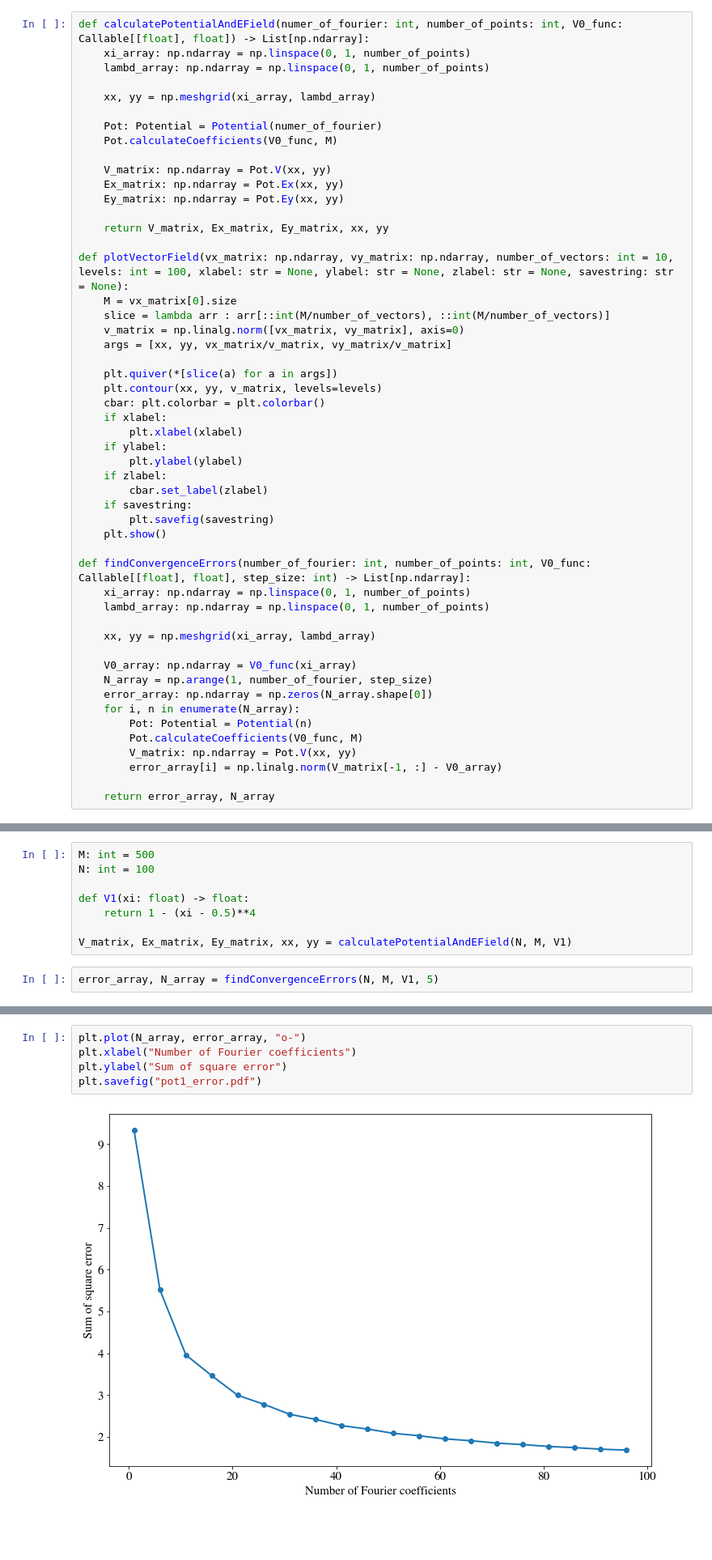
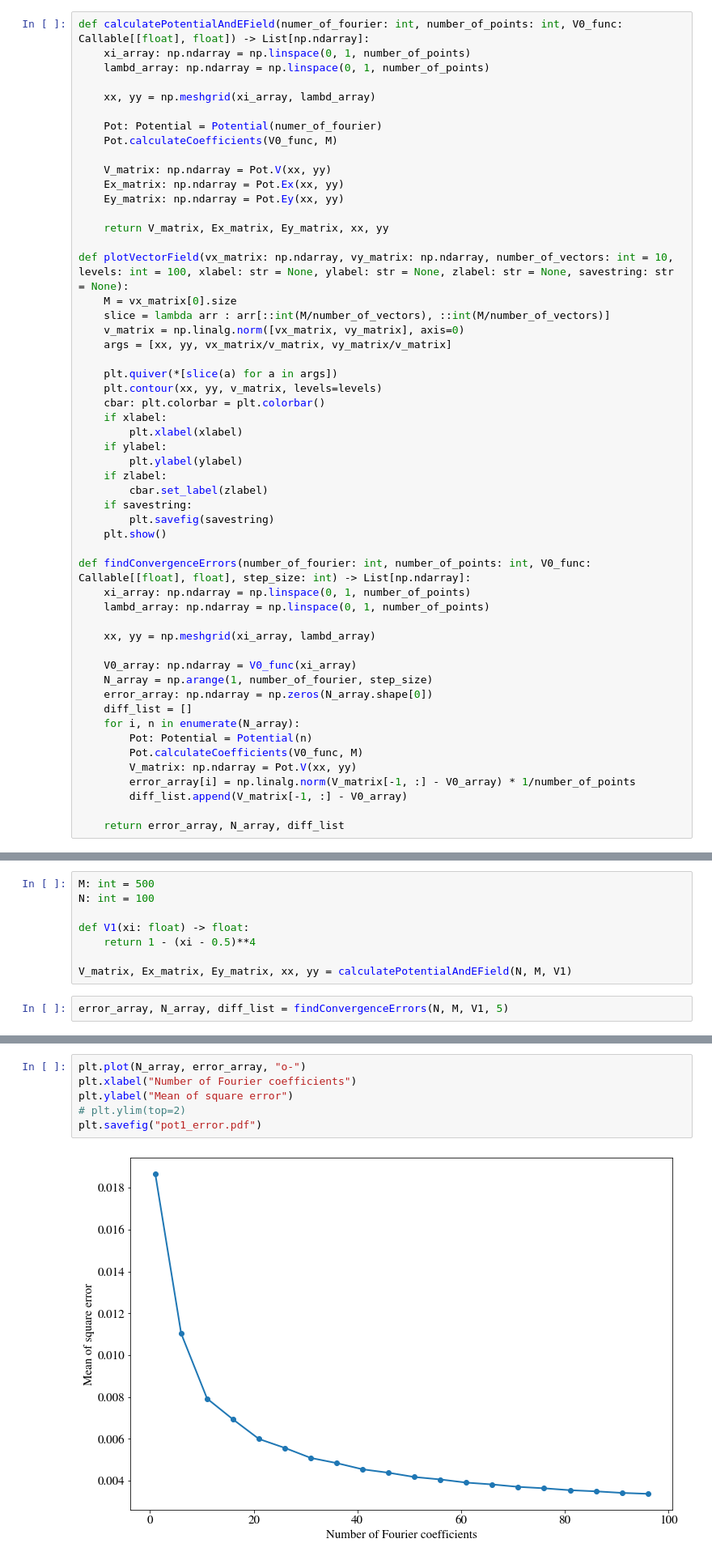
Before and after one commit to sindrelothe/TFY4240, a Jupyter notebook: Project/01-Project_test.ipynb, the cells around one changed output, grey strips where cells are left out. Shown at 81% size. Cells and saved outputs as stored; diff of their text form; blank space fills up the shorter version.

Commit message:
Change norm to mean square error

```diff
--- a/Project/01-Project_test.ipynb
+++ b/Project/01-Project_test.ipynb
@@ -130,13 +130,15 @@ def findConvergenceErrors(number_of_fourier: int, number_of_points: int, V0_func
     V0_array: np.ndarray = V0_func(xi_array)
     N_array = np.arange(1, number_of_fourier, step_size)
     error_array: np.ndarray = np.zeros(N_array.shape[0])
+    diff_list = []
     for i, n in enumerate(N_array):
         Pot: Potential = Potential(n)
         Pot.calculateCoefficients(V0_func, M)
         V_matrix: np.ndarray = Pot.V(xx, yy)
-        error_array[i] = np.linalg.norm(V_matrix[-1, :] - V0_array)
+        error_array[i] = np.linalg.norm(V_matrix[-1, :] - V0_array) * 1/number_of_points
+        diff_list.append(V_matrix[-1, :] - V0_array)
 
-    return error_array, N_array
+    return error_array, N_array, diff_list
 # %% [markdown]
 ## Part 2: Different Potentials
 # %% [markdown]
@@ -152,4 +154,4 @@ def V1(xi: float) -> float:
 
 V_matrix, Ex_matrix, Ey_matrix, xx, yy = calculatePotentialAndEField(N, M, V1)
 # %%
-error_array, N_array = findConvergenceErrors(N, M, V1, 5)
+error_array, N_array, diff_list = findConvergenceErrors(N, M, V1, 5)
@@ -156,10 +173,11 @@ error_array, N_array = findConvergenceErrors(N, M, V1, 5)
 # %%
 plt.plot(N_array, error_array, "o-")
 plt.xlabel("Number of Fourier coefficients")
-plt.ylabel("Sum of square error")
+plt.ylabel("Mean of square error")
+# plt.ylim(top=2)
 plt.savefig("pot1_error.pdf")
 # %% [output]
-[figure, old version]
+[figure, new version]
 # %%
 plt.plot(xx[0], V_matrix[-1, :])
 plt.plot(xx[0], V1(xx[0]))
```
Also changed, not shown: parts of 7 cells of this notebook, 10 other files.
